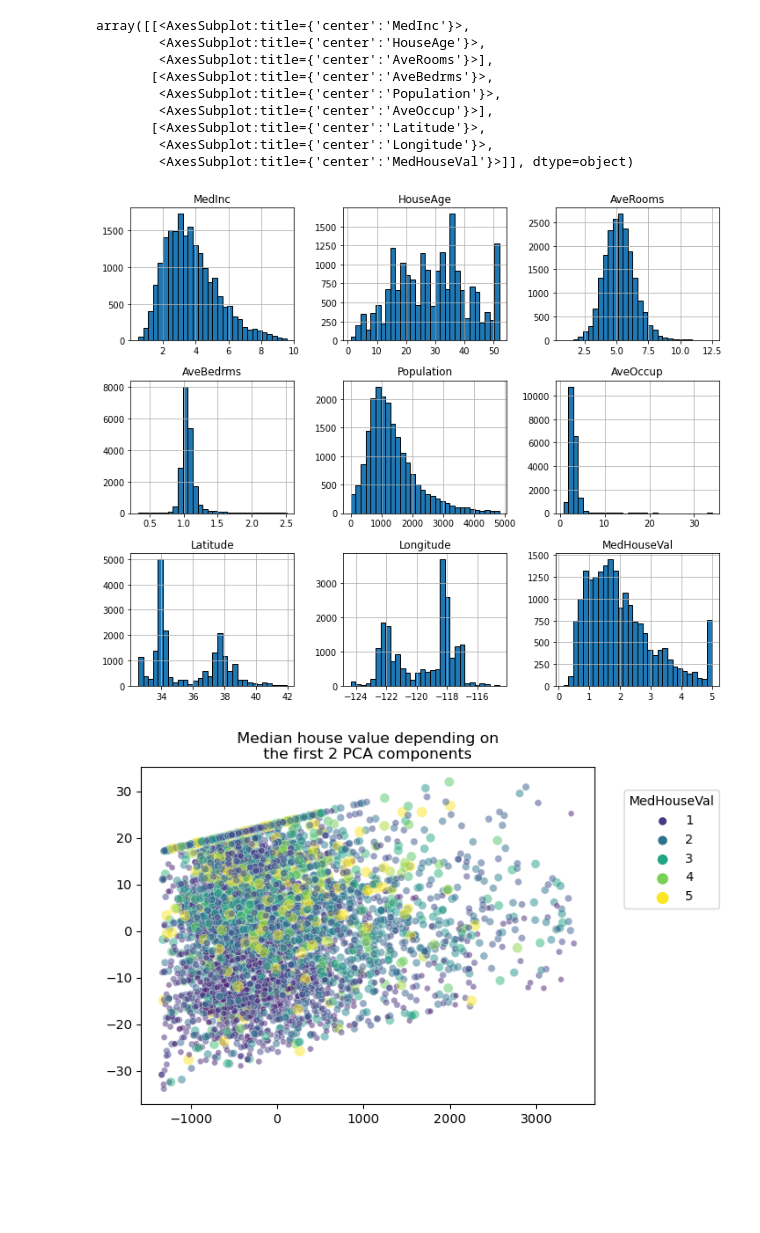
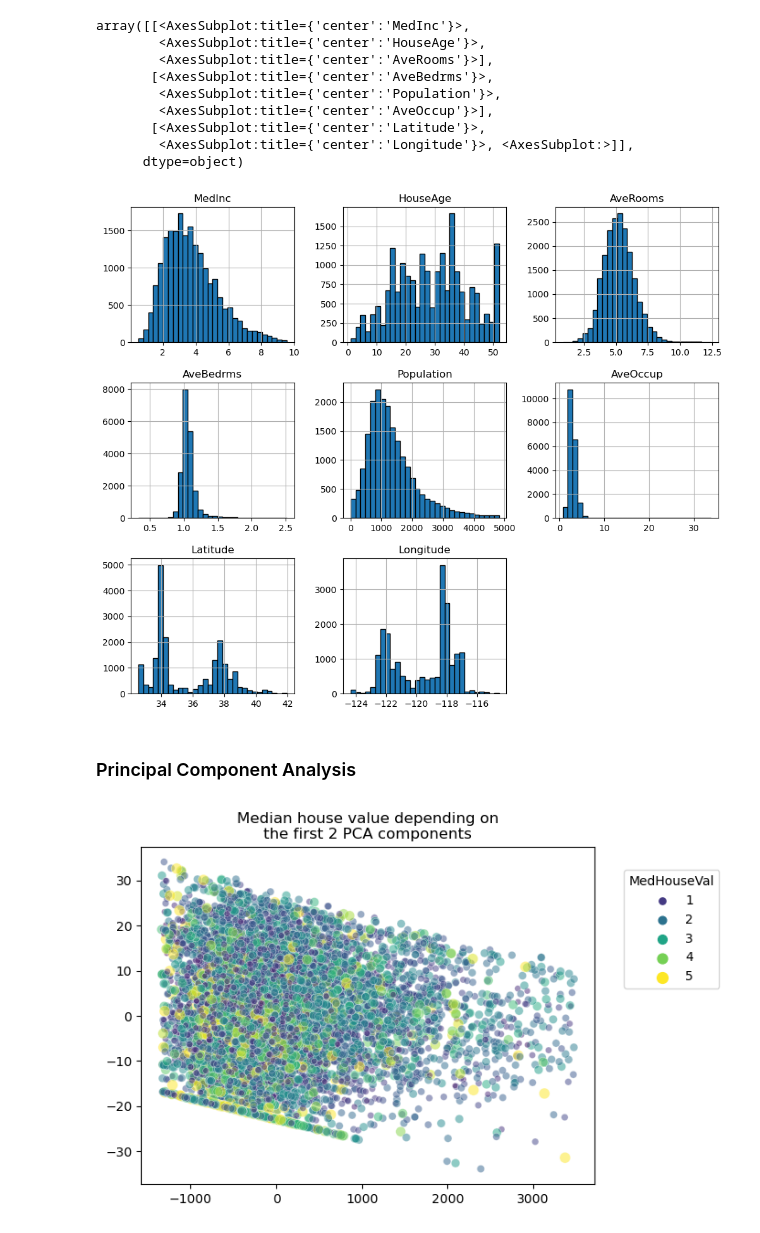
Before and after one commit to mathjacob/LINMA2472-HW4, a Jupyter notebook: devoir4.ipynb, the cells around one changed output. Drawn from its saved outputs; the diff is of its cells as text; code cells hidden in the pictures; blank space fills up the shorter version.

```diff
--- a/devoir4.ipynb
+++ b/devoir4.ipynb
@@ -15,9 +18,11 @@ df = fetch_california_housing(as_frame=True)
 # df.frame["feature_name"] gives the feature_name column
 
 y = df.frame["MedHouseVal"]
+X = df.frame.drop(columns=["MedHouseVal"])
 
-df.frame = df.frame[(np.abs(stats.zscore(df.frame)) < 3).all(axis=1)] # remove outliers
+y = y[(np.abs(stats.zscore(X)) < 3).all(axis=1)] # remove outliers
+X = X[(np.abs(stats.zscore(X)) < 3).all(axis=1)] # remove outliers
 
-print(df.frame.shape)
-print(df.frame)
+print(X.shape, y.shape)
+print(X.head())
 # %% [output]
@@ -41,5 +45,5 @@ print(df.frame)
 # %%
-df.frame.hist(figsize=(12, 10), bins=30, edgecolor="black")
+X.hist(figsize=(12, 10), bins=30, edgecolor="black")
 # %% [output]
 array([[<AxesSubplot:title={'center':'MedInc'}>,
         <AxesSubplot:title={'center':'HouseAge'}>,
@@ -48,19 +52,27 @@ array([[<AxesSubplot:title={'center':'MedInc'}>,
         <AxesSubplot:title={'center':'Population'}>,
         <AxesSubplot:title={'center':'AveOccup'}>],
        [<AxesSubplot:title={'center':'Latitude'}>,
-        <AxesSubplot:title={'center':'Longitude'}>,
-        <AxesSubplot:title={'center':'MedHouseVal'}>]], dtype=object)
+        <AxesSubplot:title={'center':'Longitude'}>, <AxesSubplot:>]],
+      dtype=object)
-[figure, old version]
+[figure, new version]
+# %%
+remove_n = 10000
+
+drop_indices = np.random.choice(X.index, remove_n, replace=False)
+X_subset = X.drop(drop_indices)
+y_subset = y.drop(drop_indices)
+# %% [markdown]
+### Principal Component Analysis
 # %%
-def plot_PCA(data) -> None:
+def plot_embedding(data) -> None:
     sns.scatterplot(data=data, x=data[:,0], y=data[:,1],
-                    size=df.target[:5000], hue=df.target[:5000],
+                    size=y_subset, hue=y_subset,
                     palette="viridis", alpha=0.5)
     plt.legend(title="MedHouseVal", bbox_to_anchor=(1.05, 0.95), loc="upper left")
     plt.title("Median house value depending on\nthe first 2 PCA components")
 # %%
 pca = PCA()
-Xt_standard = pca.fit_transform(df.frame.drop(columns=["MedHouseVal"]))[:5000]
-plot_PCA(Xt_standard)
+Xt_standard = pca.fit_transform(X_subset)
+plot_embedding(Xt_standard)
 # %% [output]
-[figure, old version]
+[figure, new version]
```
Also changed, not shown: parts of 13 cells of this notebook.
